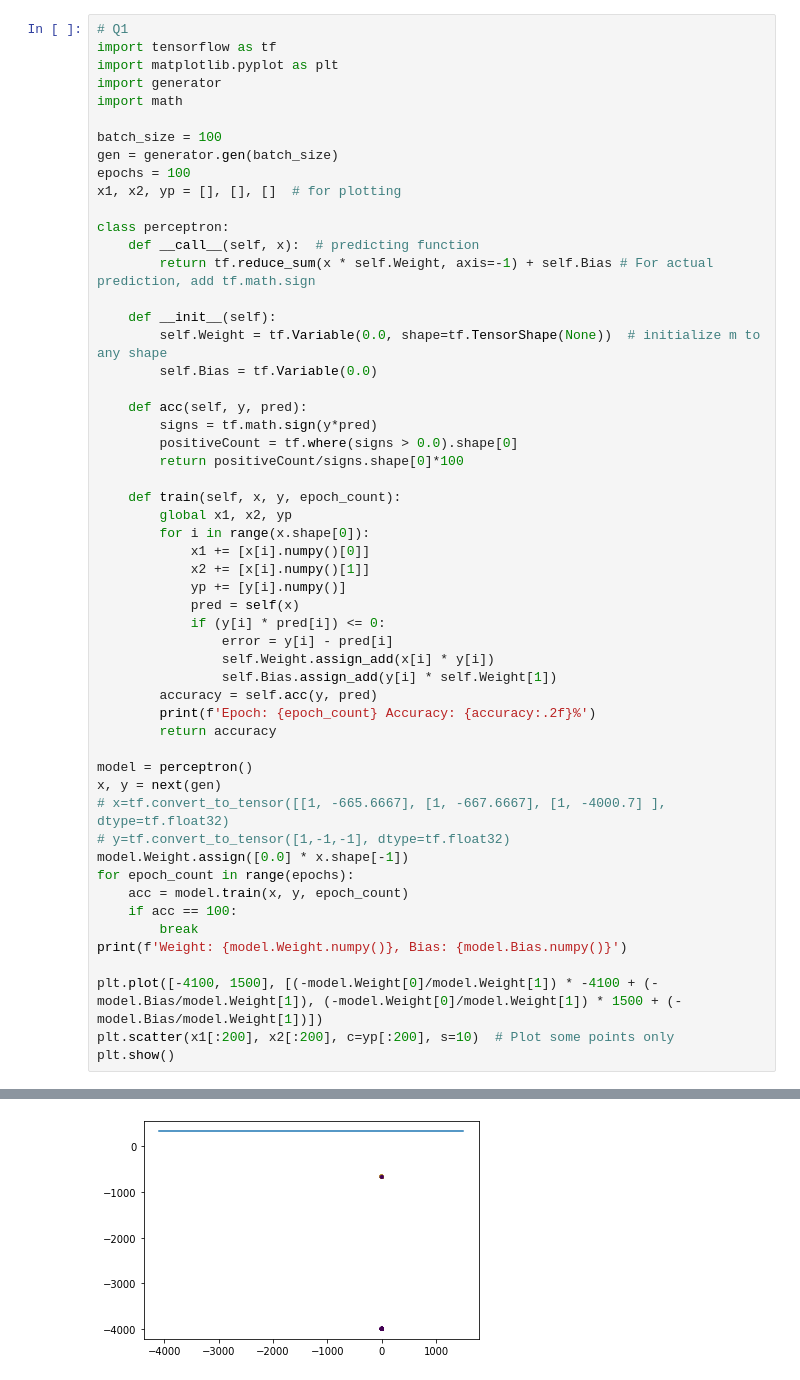
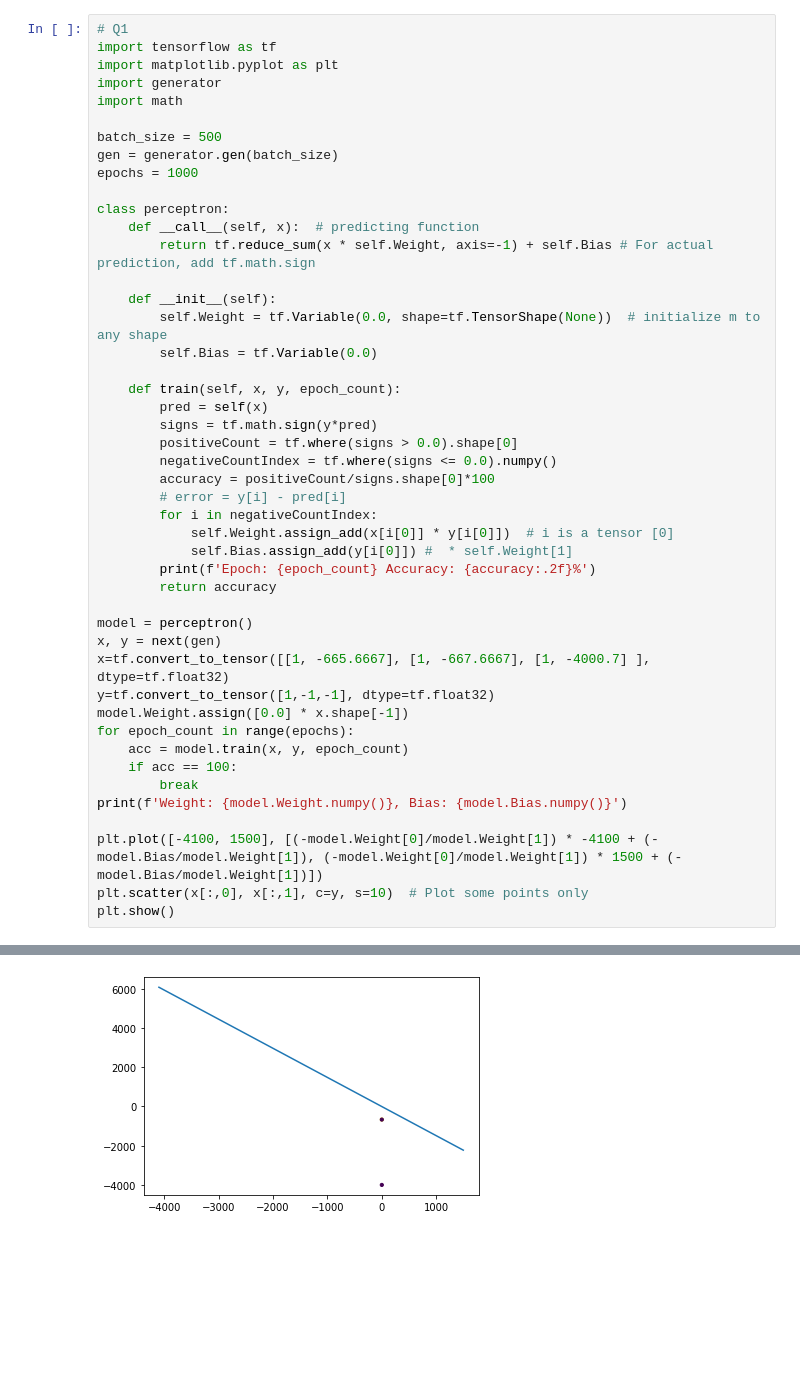
Before and after one commit to aliencaocao/IRS-ML, a Jupyter notebook: Linear Classification/Linear Classification.ipynb, the cells around one changed output, grey strips where cells are left out. Drawn from its saved outputs; the diff is of its cells as text; blank space fills up the shorter version.

```diff
--- a/Linear Classification/Linear Classification.ipynb
+++ b/Linear Classification/Linear Classification.ipynb
@@ -5,10 +5,9 @@ import matplotlib.pyplot as plt
 import generator
 import math
 
-batch_size = 100
+batch_size = 500
 gen = generator.gen(batch_size)
-epochs = 100
-x1, x2, yp = [], [], []  # for plotting
+epochs = 1000
 
 class perceptron:
     def __call__(self, x):  # predicting function
@@ -18,30 +17,23 @@ class perceptron:
         self.Weight = tf.Variable(0.0, shape=tf.TensorShape(None))  # initialize m to any shape
         self.Bias = tf.Variable(0.0)
 
-    def acc(self, y, pred):
+    def train(self, x, y, epoch_count):
+        pred = self(x)
         signs = tf.math.sign(y*pred)
         positiveCount = tf.where(signs > 0.0).shape[0]
-        return positiveCount/signs.shape[0]*100
-
-    def train(self, x, y, epoch_count):
-        global x1, x2, yp
-        for i in range(x.shape[0]):
-            x1 += [x[i].numpy()[0]]
-            x2 += [x[i].numpy()[1]]
-            yp += [y[i].numpy()]
-            pred = self(x)
-            if (y[i] * pred[i]) <= 0:
-                error = y[i] - pred[i]
-                self.Weight.assign_add(x[i] * y[i])
-                self.Bias.assign_add(y[i] * self.Weight[1])
-        accuracy = self.acc(y, pred)
+        negativeCountIndex = tf.where(signs <= 0.0).numpy()
+        accuracy = positiveCount/signs.shape[0]*100
+        # error = y[i] - pred[i]
+        for i in negativeCountIndex:
+            self.Weight.assign_add(x[i[0]] * y[i[0]])  # i is a tensor [0]
+            self.Bias.assign_add(y[i[0]]) #  * self.Weight[1]
         print(f'Epoch: {epoch_count} Accuracy: {accuracy:.2f}%')
         return accuracy
 
 model = perceptron()
 x, y = next(gen)
-# x=tf.convert_to_tensor([[1, -665.6667], [1, -667.6667], [1, -4000.7] ], dtype=tf.float32)
-# y=tf.convert_to_tensor([1,-1,-1], dtype=tf.float32)
+x=tf.convert_to_tensor([[1, -665.6667], [1, -667.6667], [1, -4000.7] ], dtype=tf.float32)
+y=tf.convert_to_tensor([1,-1,-1], dtype=tf.float32)
 model.Weight.assign([0.0] * x.shape[-1])
 for epoch_count in range(epochs):
     acc = model.train(x, y, epoch_count)
@@ -50,6 +42,6 @@ for epoch_count in range(epochs):
 print(f'Weight: {model.Weight.numpy()}, Bias: {model.Bias.numpy()}')
 
 plt.plot([-4100, 1500], [(-model.Weight[0]/model.Weight[1]) * -4100 + (-model.Bias/model.Weight[1]), (-model.Weight[0]/model.Weight[1]) * 1500 + (-model.Bias/model.Weight[1])])
-plt.scatter(x1[:200], x2[:200], c=yp[:200], s=10)  # Plot some points only
+plt.scatter(x[:,0], x[:,1], c=y, s=10)  # Plot some points only
 plt.show()
 # %% [output]
@@ -73,4 +65,4 @@ Weight: [  0. 200.], Bias: -66766.7109375
-[figure, old version]
+[figure, new version]
 # %%
 # Q2
 import tensorflow as tf
```
Also changed, not shown: parts of 2 cells of this notebook.
